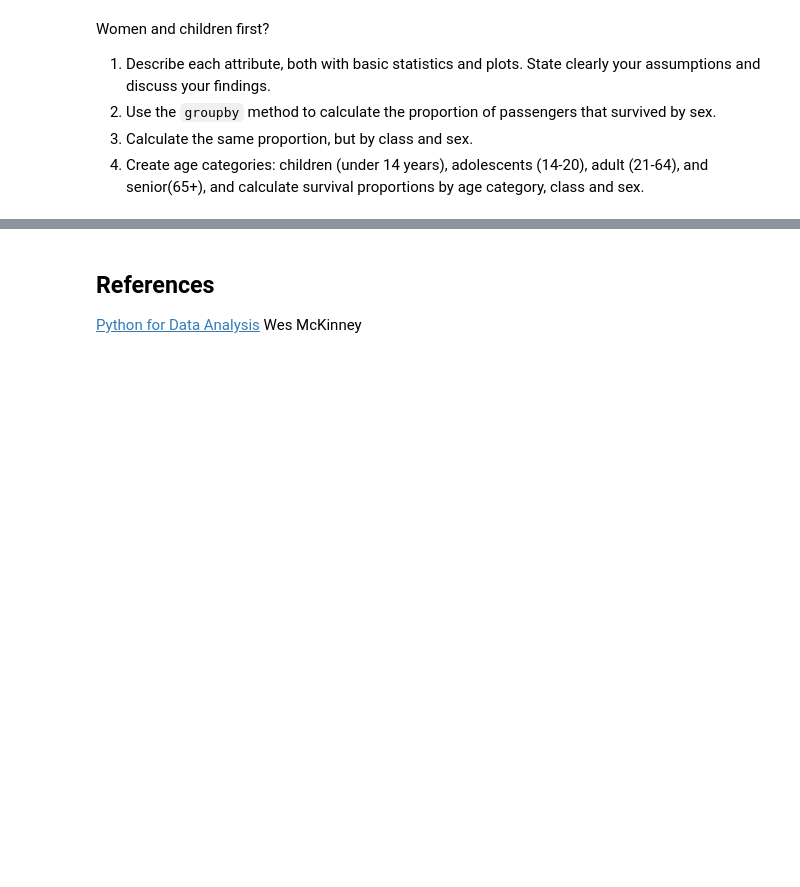
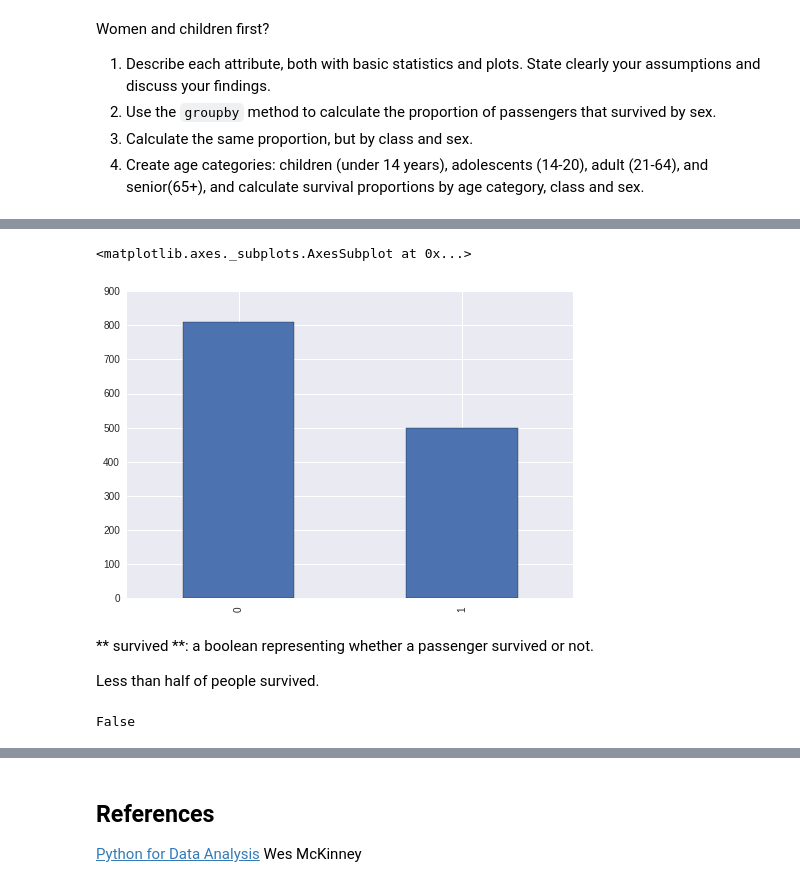
Before and after one commit to BeforeRain/ADA-homework, a Jupyter notebook: 01 - Pandas and Data Wrangling/Data Wrangling with Pandas.ipynb, the cells around one changed output, grey strips where cells are left out. Drawn from its saved outputs; the diff is of its cells as text; code cells hidden in the pictures; blank space fills up the shorter version.

```diff
--- a/01 - Pandas and Data Wrangling/Data Wrangling with Pandas.ipynb
+++ b/01 - Pandas and Data Wrangling/Data Wrangling with Pandas.ipynb
@@ -1705,0 +806,13 @@ Women and children first?
+# %%
+titanic.survived.value_counts().plot(kind='bar')
+# %% [output]
+<matplotlib.axes._subplots.AxesSubplot at 0x...>
+[figure, added]
+# %% [markdown]
+** survived **: a boolean representing whether a passenger survived or not.
+
+Less than half of people survived.
+# %%
+titanic.name.is_unique
+# %% [output]
+False
```
Also changed, not shown: parts of 171 cells of this notebook.
